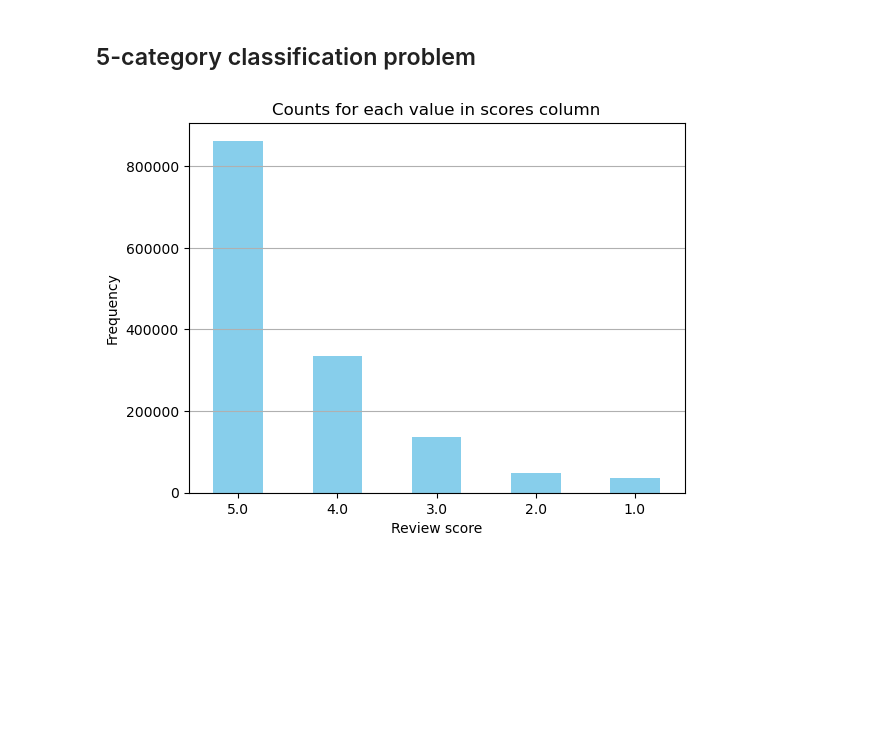
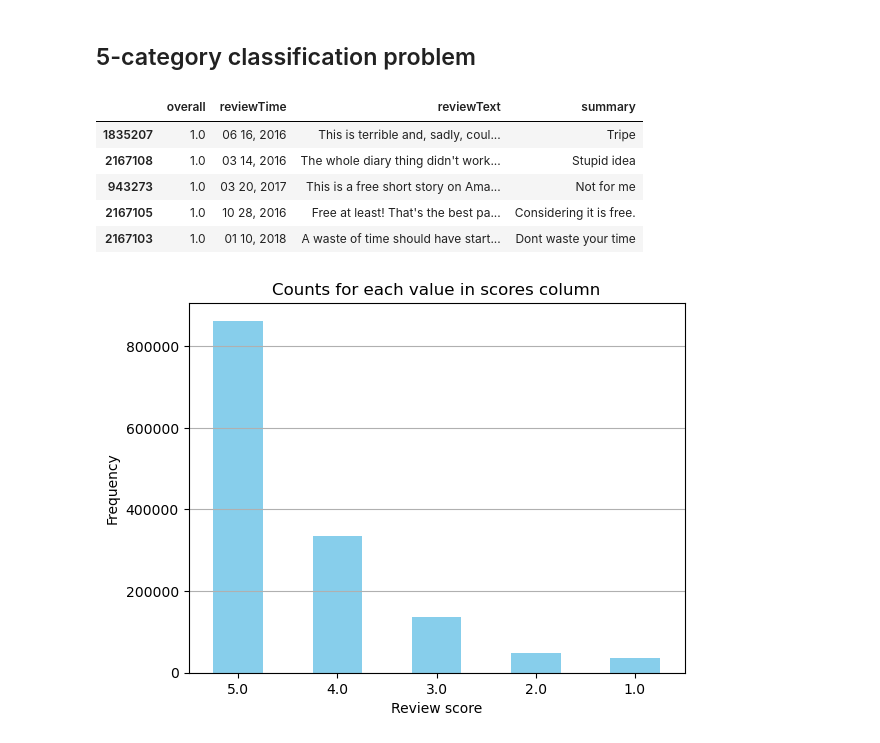
Before and after one commit to AmeerAliSaleem/MA4J5_Project, a Jupyter notebook: Kindle data pre-processing.ipynb, the cells around one changed output. Cells and saved outputs as stored; diff of their text form; code cells hidden in the pictures; blank space fills up the shorter version.

```diff
--- a/Kindle data pre-processing.ipynb
+++ b/Kindle data pre-processing.ipynb
@@ -109,6 +109,17 @@ df_new.head()
 | 4 | 5.0 | 09 10, 2015 | MB is one of the original western... | A Western |
 # %% [markdown]
 ## 5-category classification problem
+# %%
+df_new = df_new.sort_values('overall')
+
+df_new.head()
+# %% [output]
+|  | overall | reviewTime | reviewText | summary |
+| 1835207 | 1.0 | 06 16, 2016 | This is terrible and, sadly, coul... | Tripe |
+| 2167108 | 1.0 | 03 14, 2016 | The whole diary thing didn't work... | Stupid idea |
+| 943273 | 1.0 | 03 20, 2017 | This is a free short story on Ama... | Not for me |
+| 2167105 | 1.0 | 10 28, 2016 | Free at least! That's the best pa... | Considering it is free. |
+| 2167103 | 1.0 | 01 10, 2018 | A waste of time should have start... | Dont waste your time |
 # %%
 value_counts = df_new['overall'].value_counts()
 
```
Also changed, not shown: parts of 14 cells of this notebook.
